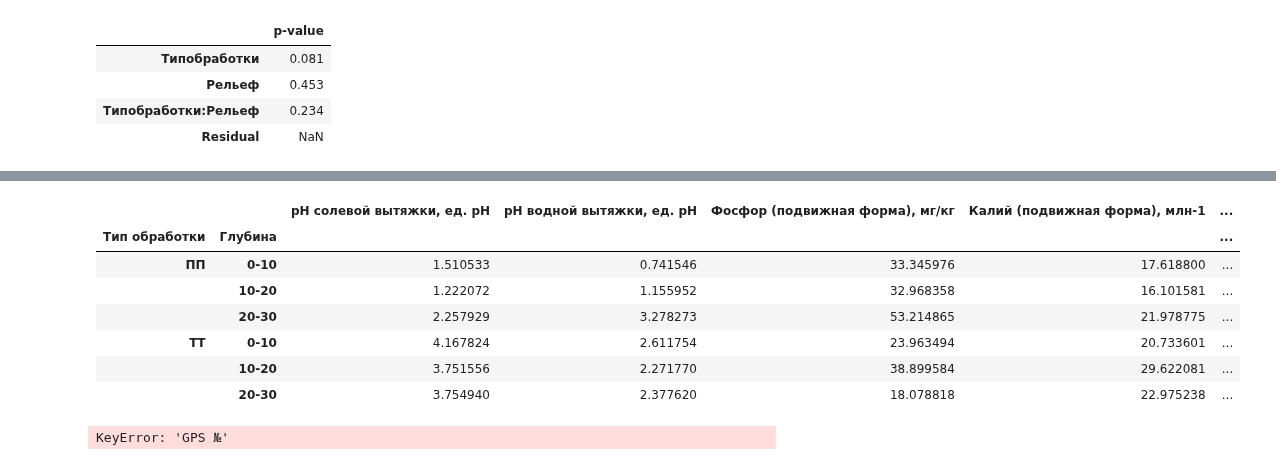
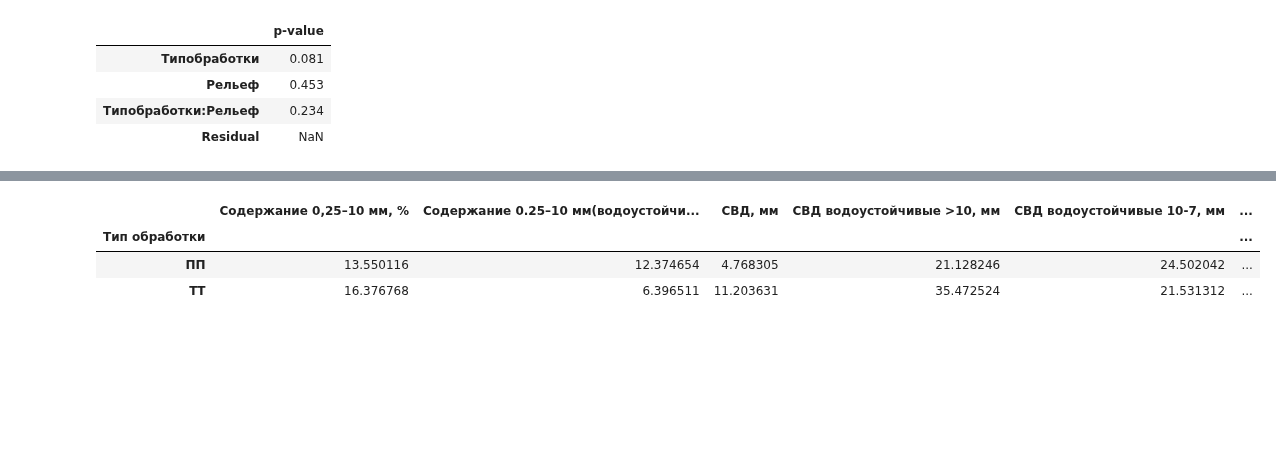
Before and after one commit to hukitoc94/total_archangelskiy, a Jupyter notebook: field_scale/field_data/полевые данные общая/для_статьи.ipynb, the cells around one changed output, grey strips where cells are left out. Saved outputs shown, nothing was run; the diff lists cells and outputs as text; code cells hidden in the pictures; blank space fills up the shorter version.

```diff
--- a/field_scale/field_data/полевые данные общая/для_статьи.ipynb
+++ b/field_scale/field_data/полевые данные общая/для_статьи.ipynb
@@ -268,0 +265,30 @@ for ind, prop in enumerate(agrochem_prop):
+# %%
+агрофизика_для_статьи = pd.read_csv("ready_data/агрофизика.csv")
+fiz_params = ["Тип обработки",
+             "Содержание 0,25–10 мм, %",
+             "Содержание 0.25–10 мм(водоустойчивые), % ",
+             "СВД, мм",
+             "СВД водоустойчивые >10, мм",
+             "СВД водоустойчивые 10-7, мм",
+             "СВД водоустойчивые 7-5, мм",
+             "СВД водоустойчивые 5-3, мм"    ]
+
+агрофизика_для_статьи = агрофизика_для_статьи[fiz_params]
+
+SVD_by_agregates = агрофизика_для_статьи[[
+    'Тип обработки',
+    'СВД водоустойчивые >10, мм',
+    'СВД водоустойчивые 10-7, мм',
+    'СВД водоустойчивые 7-5, мм' ,
+    'СВД водоустойчивые 5-3, мм']]
+SVD_by_agregates = SVD_by_agregates.melt(
+    id_vars = 'Тип обработки' ,
+    value_vars = [
+        'СВД водоустойчивые >10, мм',
+        'СВД водоустойчивые 10-7, мм',
+        'СВД водоустойчивые 7-5, мм' ,
+        'СВД водоустойчивые 5-3, мм']
+    , var_name = 'Агрегаты, мм'
+    , value_name='Размер, мм')
+
+SVD_by_agregates['Агрегаты, мм'] = SVD_by_agregates['Агрегаты, мм'].str.split(' ', expand=True)[2].str.replace(',','')
@@ -291,16 +316,8 @@ for ind, prop in enumerate(agrochem_prop):
 # %%
-тальвеги.groupby(['Тип обработки','Глубина']).std() / тальвеги.groupby(['Тип обработки','Глубина']).mean() * 100
+агрофизика_для_статьи.groupby(['Тип обработки']).std() / агрофизика_для_статьи.groupby(['Тип обработки']).mean() * 100
 # %% [output]
-|  |  | рН солевой вытяжки, ед. рН | рН водной вытяжки, ед. рН | Фосфор (подвижная форма), мг/кг | Калий (подвижная форма), млн-1 | ... |
-| Тип обработки | Глубина |  |  |  |  | ... |
-| ПП | 0-10 | 1.510533 | 0.741546 | 33.345976 | 17.618800 | ... |
-|  | 10-20 | 1.222072 | 1.155952 | 32.968358 | 16.101581 | ... |
-|  | 20-30 | 2.257929 | 3.278273 | 53.214865 | 21.978775 | ... |
-| ТТ | 0-10 | 4.167824 | 2.611754 | 23.963494 | 20.733601 | ... |
-|  | 10-20 | 3.751556 | 2.271770 | 38.899584 | 29.622081 | ... |
-|  | 20-30 | 3.754940 | 2.377620 | 18.078818 | 22.975238 | ... |
+|  | Содержание 0,25–10 мм, % | Содержание 0.25–10 мм(водоустойчи... | СВД, мм | СВД водоустойчивые >10, мм | СВД водоустойчивые 10-7, мм | ... |
+| Тип обработки |  |  |  |  |  | ... |
+| ПП | 13.550116 | 12.374654 | 4.768305 | 21.128246 | 24.502042 | ... |
+| ТТ | 16.376768 | 6.396511 | 11.203631 | 35.472524 | 21.531312 | ... |
-# %%
-тальвеги.sort_values(by =['GPS №'], inplace =True)
-# %% [output]
-KeyError: 'GPS №'
 # %%
```
Also changed, not shown: parts of 22 cells of this notebook.
